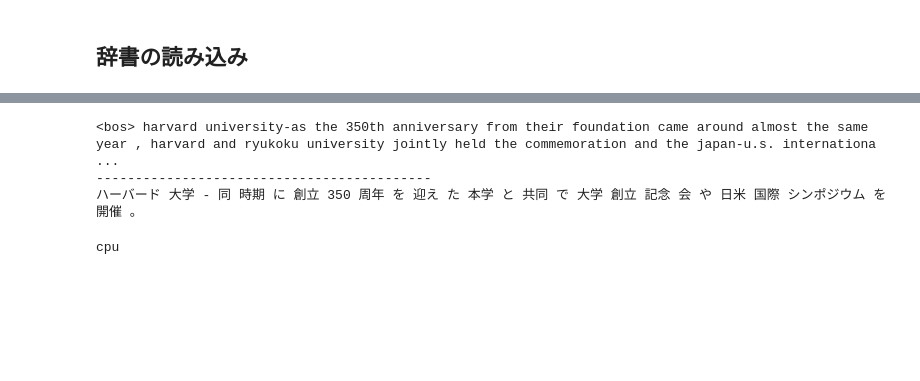
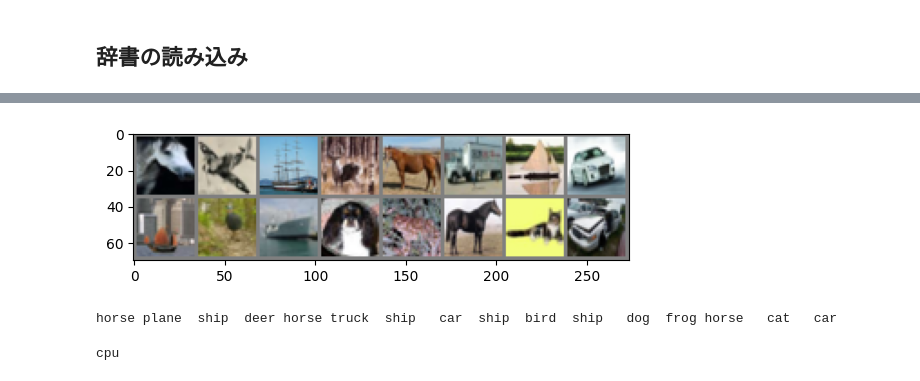
Before and after one commit to shun31y/ViTImp, a Jupyter notebook: work/notebooks/training.ipynb, the cells around one changed output, grey strips where cells are left out. Saved outputs shown, nothing was run; the diff lists cells and outputs as text; code cells hidden in the pictures; blank space fills up the shorter version.

```diff
--- a/work/notebooks/training.ipynb
+++ b/work/notebooks/training.ipynb
@@ -46,0 +83,14 @@ test_loader = DataLoader(test_data, batch_size=16, shuffle=True, drop_last=True)
+# %%
+transform = transforms.Compose(
+    [transforms.ToTensor(),
+     transforms.Normalize((0.5, 0.5, 0.5), (0.5, 0.5, 0.5))])
+
+train_data = torchvision.datasets.CIFAR10(root='./data', train=True,
+                                        download=True, transform=transform)
+train_loader = torch.utils.data.DataLoader(train_data, batch_size=16,
+                                          shuffle=True)
+
+test_data = torchvision.datasets.CIFAR10(root='./data', train=False,
+                                       download=True, transform=transform)
+test_loader = torch.utils.data.DataLoader(test_data, batch_size=16,
+                                          shuffle=False)
@@ -47,2 +100,5 @@ test_loader = DataLoader(test_data, batch_size=16, shuffle=True, drop_last=True)
+# %%
+classes = ('plane', 'car', 'bird', 'cat',
+           'deer', 'dog', 'frog', 'horse', 'ship', 'truck')
 # %% [markdown]
 ## 辞書の読み込み
@@ -92,23 +107,22 @@ ja_textのshapeはtorch.Size([16, 159])
-# %%
-words = [
-    vocab_en.lookup_token(index)
-    for index in en_text[0].tolist()
-    if vocab_en.lookup_token(index) != "<pad>"
-]
-sentence = " ".join(words)
-print(sentence)
-print("-------------------------------------------")
-words = [
-    vocab_ja.lookup_token(index)
-    for index in ja_text[0].tolist()
-    if vocab_ja.lookup_token(index) != "<pad>"
-]
-sentence = " ".join(words)
-print(sentence)
-# %% [output]
-<bos> harvard university-as the 350th anniversary from their foundation came around almost the same year , harvard and ryukoku university jointly held the commemoration and the japan-u.s. internationa ...
--------------------------------------------
-ハーバード 大学 - 同 時期 に 創立 350 周年 を 迎え た 本学 と 共同 で 大学 創立 記念 会 や 日米 国際 シンポジウム を 開催 。
+# %%
+def imshow(img):  # 画像の表示関数
+    img = img / 2 + 0.5     # 正規化を戻す
+    npimg = img.numpy()
+    plt.imshow(np.transpose(npimg, (1, 2, 0)))
+    plt.show()
+
+
+# 適当な訓練セットの画像を取得
+dataiter = iter(train_loader)
+images, labels = next(dataiter)
+
+# 画像の表示
+imshow(torchvision.utils.make_grid(images))
+# ラベルの表示
+print(' '.join('%5s' % classes[labels[j]] for j in range(16)))
+# %% [output]
+[figure, added]
+horse plane  ship  deer horse truck  ship   car  ship  bird  ship   dog  frog horse   cat   car
 # %%
 device = "cuda" if torch.cuda.is_available() else "cpu"
 print(device)
```
Also changed, not shown: parts of 20 cells of this notebook, 3 other files.
